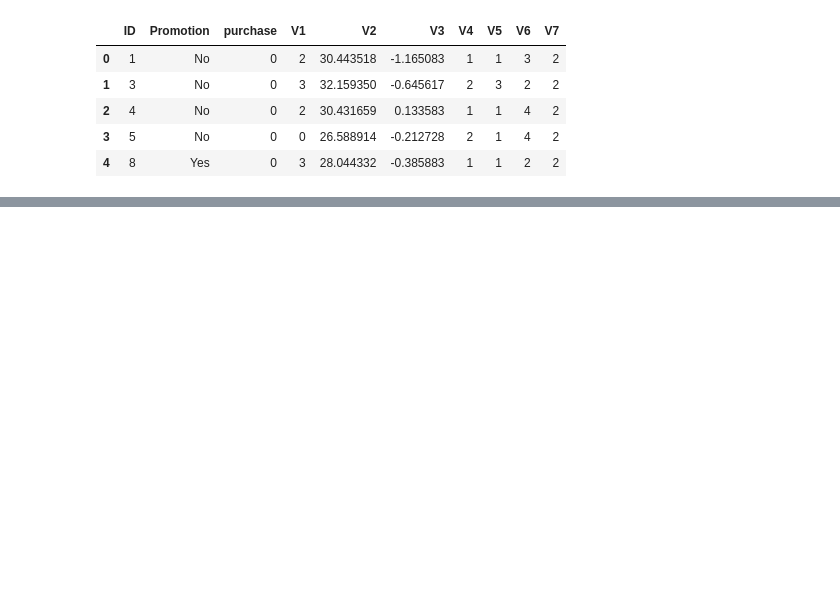
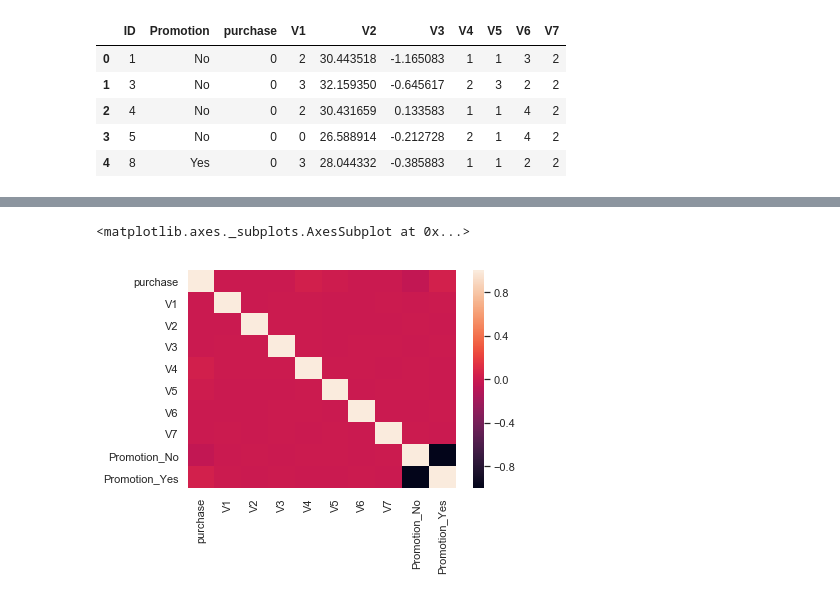
Before and after one commit to huli/starbucks-promotion-strategy, a Jupyter notebook: Starbucks.ipynb, the cells around one changed output, grey strips where cells are left out. Cells and saved outputs as stored; diff of their text form; code cells hidden in the pictures; blank space fills up the shorter version.

Commit message:
Exploratory data analysis

```diff
--- a/Starbucks.ipynb
+++ b/Starbucks.ipynb
@@ -61,10 +61,10 @@ import scipy as sp
 import sklearn as sk
 
 import matplotlib.pyplot as plt
-import seaborn as sb
+import seaborn as sns
 %matplotlib inline
 
-sb.set()
+sns.set()
 
 # load in the data
 train_data = pd.read_csv('data/training.csv')
@@ -78,7 +78,9 @@ train_data.head()
 | 4 | 8 | Yes | 0 | 3 | 28.044332 | -0.385883 | 1 | 1 | 2 | 2 |
 # %%
 # Examine the correlation between the variables
-pd.get_dummies(train_data, 'Promotion').iloc[:, 1:].corr()
+data_with_dummies = pd.get_dummies(train_data, 'Promotion')
+data_corr = data_with_dummies.iloc[:, 1:].corr()
 
 # Plot heatmap
+sns.heatmap(data_corr)
 # %% [output]
@@ -95,0 +87,2 @@ pd.get_dummies(train_data, 'Promotion').iloc[:, 1:].corr()
+<matplotlib.axes._subplots.AxesSubplot at 0x...>
+[figure, added]
```
Also changed, not shown: parts of 7 cells of this notebook.
